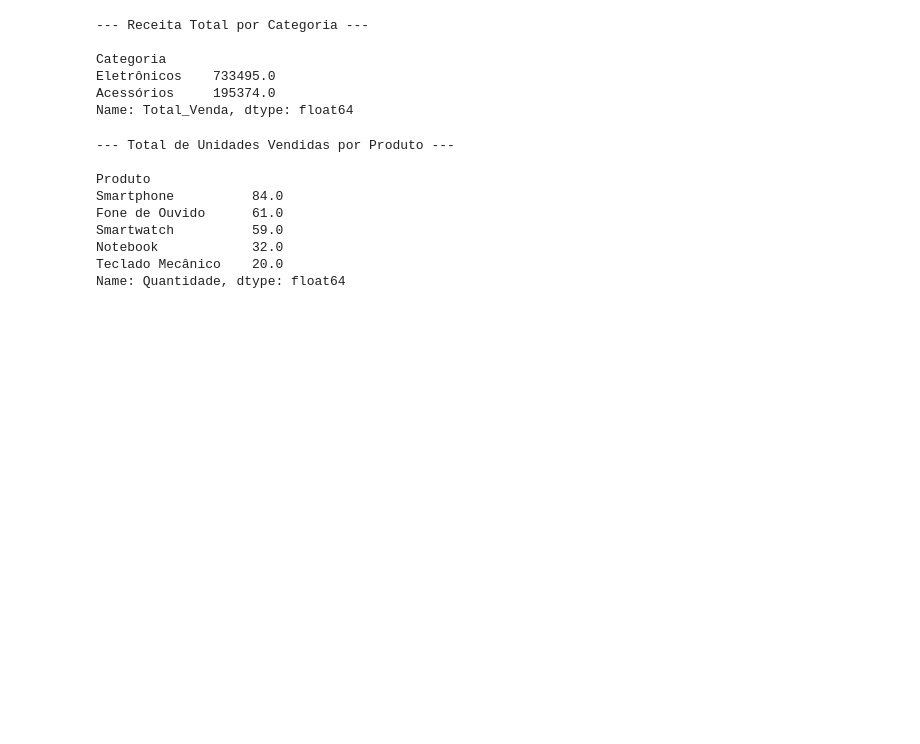
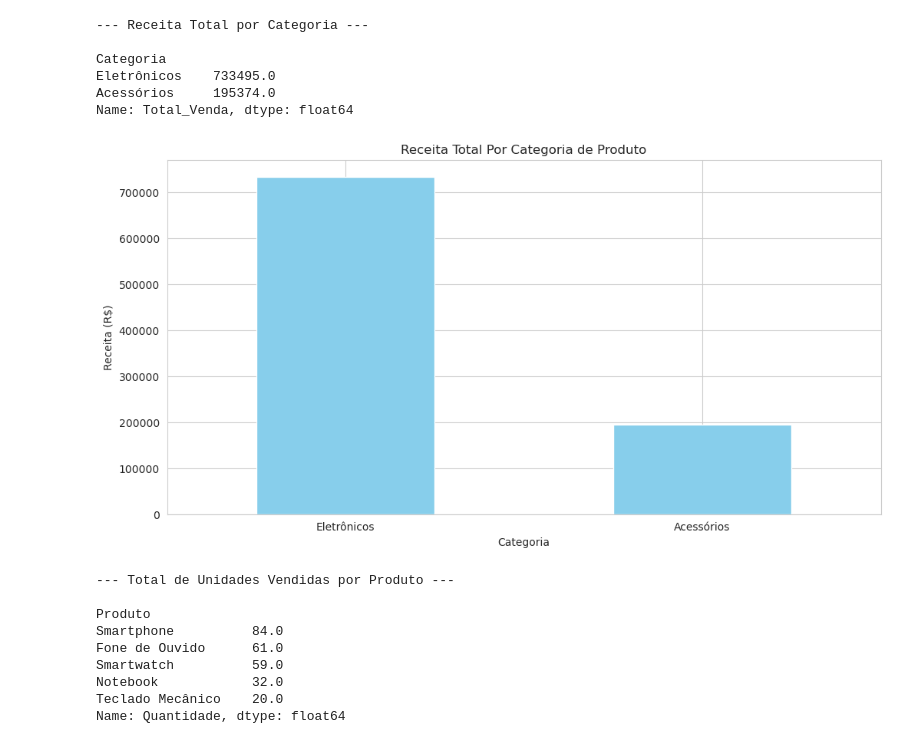
Before and after one commit to CleidsonGoes/Engenharia_de_Atributos_e_Analise_Exploratoria_de_Dados_de_Vendas, a Jupyter notebook: index.ipynb, the cells around one changed output. Cells and saved outputs as stored; diff of their text form; code cells hidden in the pictures; blank space fills up the shorter version.

```diff
--- a/index.ipynb
+++ b/index.ipynb
@@ -343,6 +343,17 @@ Categoria
 Eletrônicos    733495.0
 Acessórios     195374.0
 Name: Total_Venda, dtype: float64
+# %%
+# Receita por Categoria
+receita_por_categoria.plot(kind = 'bar', color = 'skyblue')
+plt.title('Receita Total Por Categoria de Produto')
+plt.ylabel('Receita (R$)')
+plt.xlabel('Categoria')
+plt.xticks(rotation = 0)
+
+plt.show()
+# %% [output]
+[figure, added]
 # %%
 # 3. Qual o produto mais vendido em quantidade?
 produto_mais_vendido = dataset_limpo.groupby('Produto')['Quantidade'].sum().sort_values(ascending = False)
```
Also changed, not shown: parts of 1 cell of this notebook.
